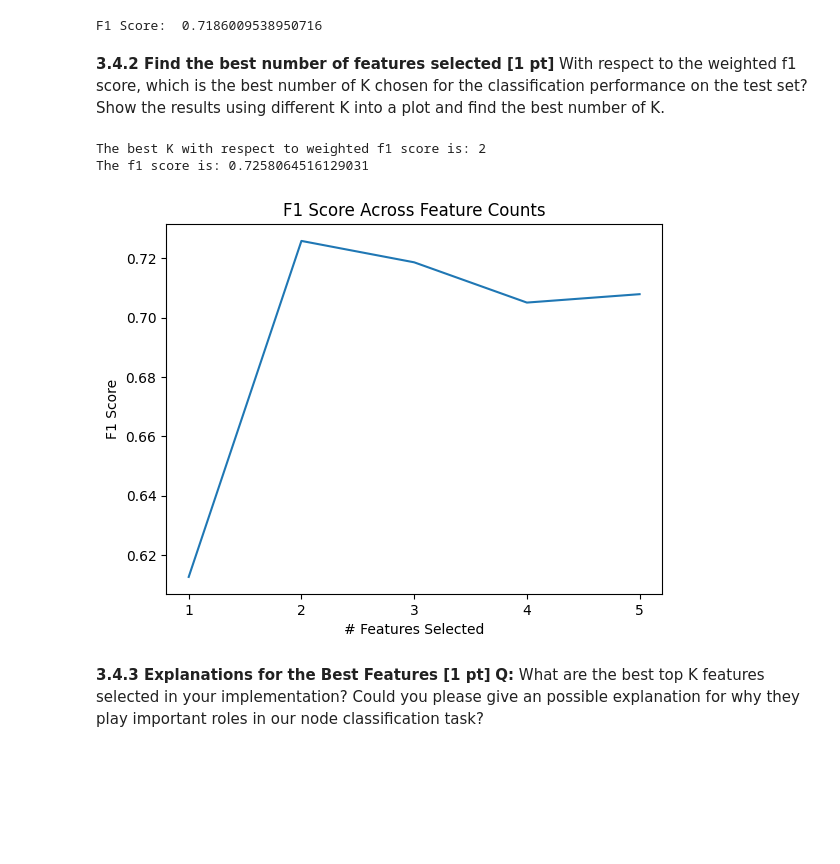
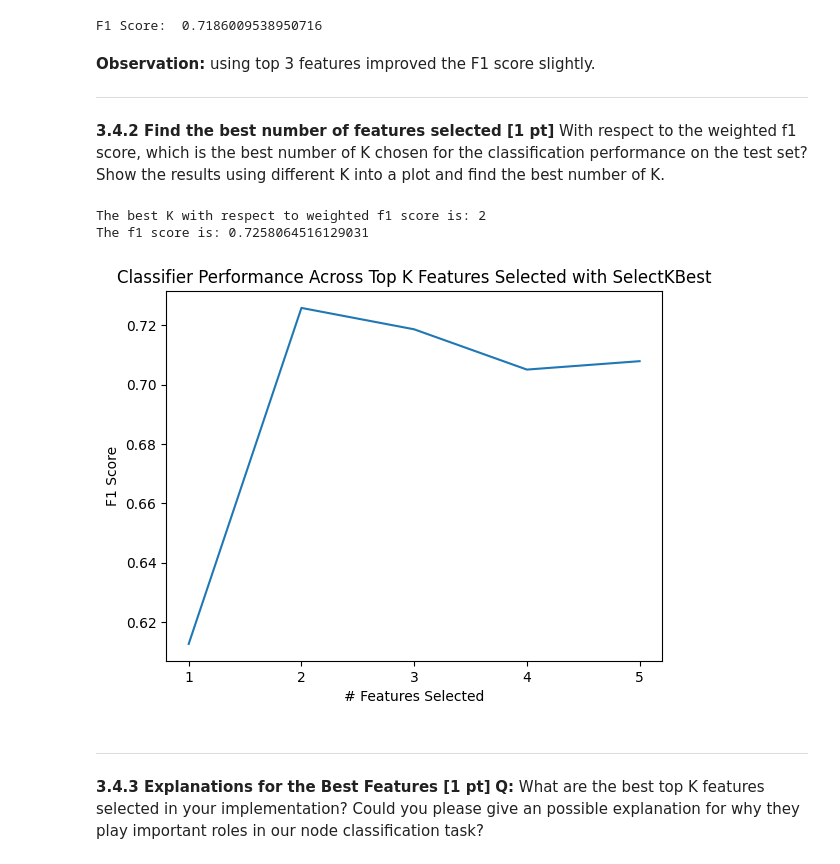
Before and after one commit to kaedejohnson/networkml_epfl_ee452, a Jupyter notebook: nml24_assignment1.ipynb, the cells around one changed output. Drawn from its saved outputs; the diff is of its cells as text; code cells hidden in the pictures; blank space fills up the shorter version.

```diff
--- a/nml24_assignment1.ipynb
+++ b/nml24_assignment1.ipynb
@@ -950,7 +980,8 @@ def node_feature_extraction(G):
     features: feature matrix of dimensions (N, D) (N: number of samples; D: number of features)
     '''
     # Your solution here ###########################################################
-    node_in_degree = np.array([G.in_degree(x)/len(G.nodes) for x in G.nodes])
+    n_nodes = len(G.nodes)
+    node_in_degree = np.array([G.in_degree(x)/n_nodes for x in G.nodes]) # Normalized in-degree
     eigenvector_centrality = np.array(list(nx.eigenvector_centrality(G).values()))
     betweenness_centrality = np.array(list(nx.betweenness_centrality(G).values()))
     closeness_centrality = np.array(list(nx.closeness_centrality(G).values()))
@@ -1040,18 +1071,16 @@ def classifier(features, targets, labels, feature_selection=False, num_features=
     # Normalization (note that it occurs pre feature selection)
     scaler = StandardScaler()
     scaler.fit(features_train)
-    features_train = scaler.transform(features_train)
-    features_test = scaler.transform(features_test)
+    features_train, features_test = scaler.transform(features_train), scaler.transform(features_test)
 
     # Feature selection
+    k_best = SelectKBest(score_func=f_classif, k=num_features).fit(features_train, targets_train)
+    features_mask = k_best.get_support()
+    k_best_scores = k_best.scores_
+    features_train = features_train[:, features_mask]
+    features_test = features_test[:, features_mask]
 
-    k_best = SelectKBest(score_func=f_classif, k=num_features).fit(features_train, targets_train)
-    k_best_mask = k_best.get_support()
-    k_best_scores = k_best.scores_
-    features_train = features_train[:, k_best_mask]
-    features_test = features_test[:, k_best_mask]
-
-    features_selected = np.array(feature_set)[k_best_mask]
+    features_selected = np.array(feature_set)[features_mask]
         # f_classif is default but emphasizing above in case we want to tune
 
     # Print the scores for individual features.
@@ -1129,34 +1158,42 @@ Clustering Coefficients : 2.4452031673768864
 3 features selected: ['In Degree' 'Eigenvector Centrality' 'Closeness Centrality']
 [figure]
 F1 Score:  0.7186009538950716
+# %% [markdown]
+**Observation:** using top 3 features improved the F1 score slightly.
+
+---
 # %% [markdown]
 **3.4.2  Find the best number of features selected [1 pt]**
 With respect to the weighted f1 score, which is the best number of K chosen for the classification performance on the test set? Show the results using different K into a plot and find the best number of K.
 # %%
 # Plot the weighted f1 score using different number of best K features in a figure, and print out the best number of K
 '''
   k_best: the best number of K with respect to weighted f1 score on the test set
 '''
 # Your solution here ###########################################################
-f1_sequence = []
-k_sequence = [1, 2, 3, 4, 5]
-for k in k_sequence:
+f1_scores = []
+top_k = [1, 2, 3, 4, 5]
+for k in top_k:
     _, f1 = classifier(features_node, targets_node, labels, feature_selection=True, num_features=k);
-    f1_sequence.append(f1)
-max_f1 = max(f1_sequence)
-k_best = k_sequence[f1_sequence.index(max_f1)]
-plt.plot(k_sequence, f1_sequence)
-plt.title("F1 Score Across Feature Counts")
-plt.xticks(k_sequence)
+    f1_scores.append(f1)
+
+plt.plot(top_k, f1_scores)
+plt.title("Classifier Performance Across Top K Features Selected with SelectKBest")
+plt.xticks(top_k)
 plt.xlabel("# Features Selected")
 plt.ylabel("F1 Score")
 #^^^^^^^^^^^^^^^^^^^^^^^^^^^^^^^^^^^^^^^^^^^^^^^^^^^^^^^^^^^^^^^^^^^^^^^^^^^^^^^
+
+max_f1 = max(f1_scores)
+k_best = top_k[f1_scores.index(max_f1)]
 print("The best K with respect to weighted f1 score is: {}".format(k_best))
 print("The f1 score is: {}".format(max_f1))
 # %% [output]
 The best K with respect to weighted f1 score is: 2
 The f1 score is: 0.7258064516129031
-[figure, old version]
+[figure, new version]
+# %% [markdown]
+---
 # %% [markdown]
 **3.4.3  Explanations for the Best Features [1 pt]**
 **Q:** What are the best top K features selected in your implementation? Could you please give an possible explanation for why they play important roles in our node classification task?
```
Also changed, not shown: parts of 43 cells of this notebook.
